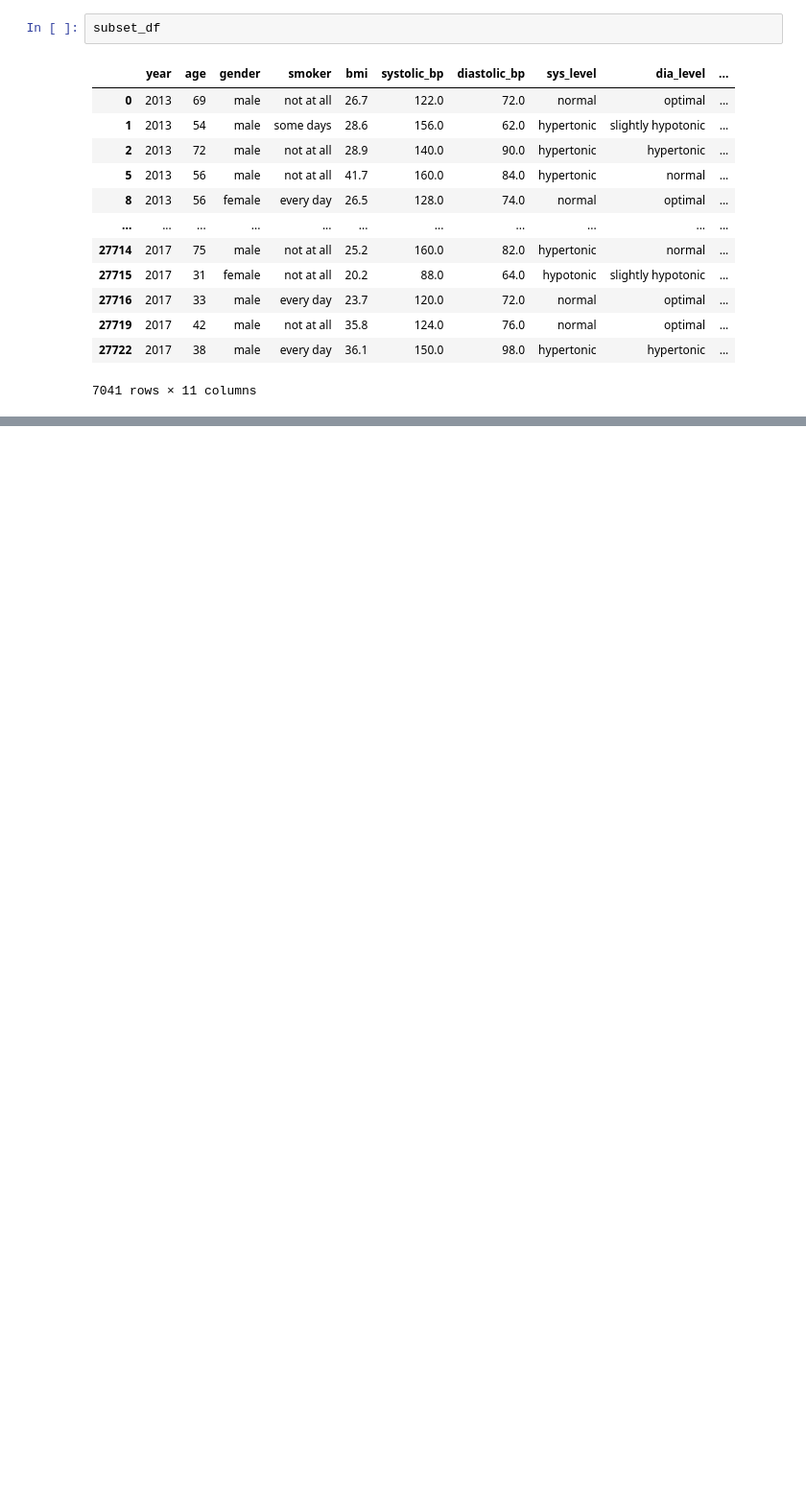
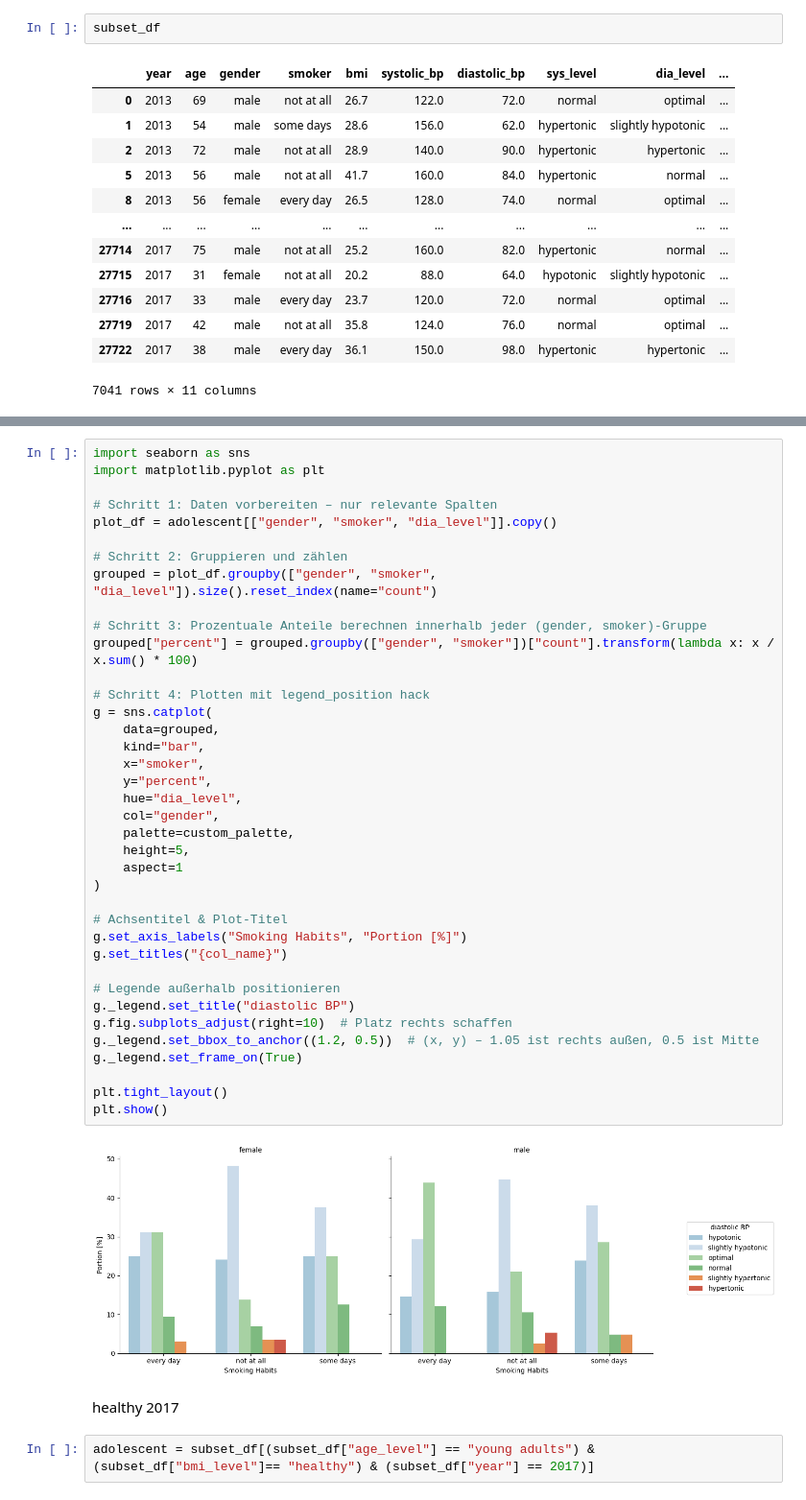
Before and after one commit to SoerenWenck/Capstone, a Jupyter notebook: scripts/smoking.ipynb, the cells around one changed output, grey strips where cells are left out. Shown at 96% size. Saved outputs shown, nothing was run; the diff lists cells and outputs as text; blank space fills up the shorter version.

```diff
--- a/scripts/smoking.ipynb
+++ b/scripts/smoking.ipynb
@@ -668,0 +591,44 @@ plt.show()
+# %%
+import seaborn as sns
+import matplotlib.pyplot as plt
+
+# Schritt 1: Daten vorbereiten – nur relevante Spalten
+plot_df = adolescent[["gender", "smoker", "dia_level"]].copy()
+
+# Schritt 2: Gruppieren und zählen
+grouped = plot_df.groupby(["gender", "smoker", "dia_level"]).size().reset_index(name="count")
+
+# Schritt 3: Prozentuale Anteile berechnen innerhalb jeder (gender, smoker)-Gruppe
+grouped["percent"] = grouped.groupby(["gender", "smoker"])["count"].transform(lambda x: x / x.sum() * 100)
+
+# Schritt 4: Plotten mit legend_position hack
+g = sns.catplot(
+    data=grouped,
+    kind="bar",
+    x="smoker",
+    y="percent",
+    hue="dia_level",
+    col="gender",
+    palette=custom_palette,
+    height=5,
+    aspect=1
+)
+
+# Achsentitel & Plot-Titel
+g.set_axis_labels("Smoking Habits", "Portion [%]")
+g.set_titles("{col_name}")
+
+# Legende außerhalb positionieren
+g._legend.set_title("diastolic BP")
+g.fig.subplots_adjust(right=10)  # Platz rechts schaffen
+g._legend.set_bbox_to_anchor((1.2, 0.5))  # (x, y) – 1.05 ist rechts außen, 0.5 ist Mitte
+g._legend.set_frame_on(True)
+
+plt.tight_layout()
+plt.show()
+# %% [output]
+[figure, added]
+# %% [markdown]
+healthy 2017
+# %%
+adolescent = subset_df[(subset_df["age_level"] == "young adults") & (subset_df["bmi_level"]== "healthy") & (subset_df["year"] == 2017)]
```
Also changed, not shown: parts of 39 cells of this notebook, 2 other files.
